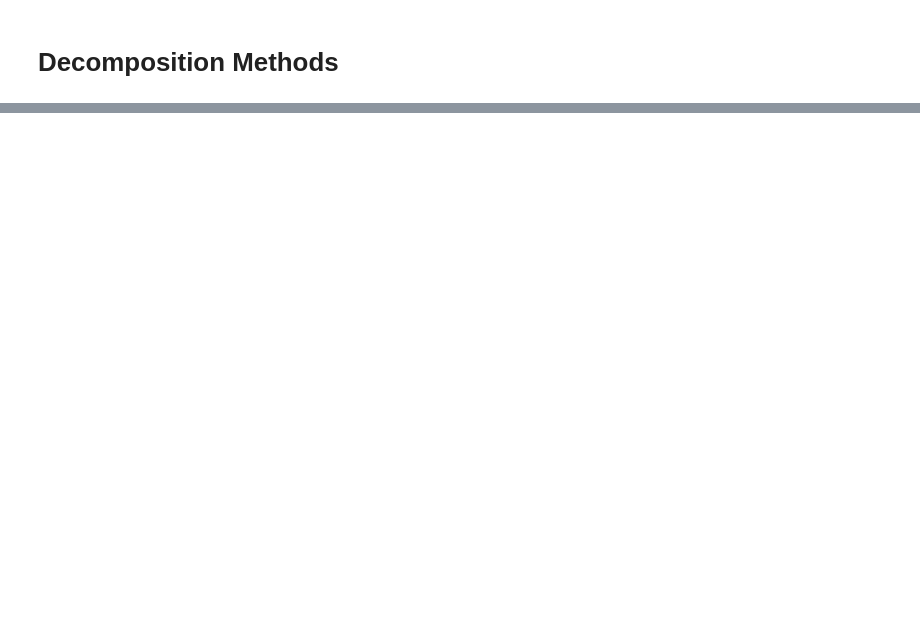
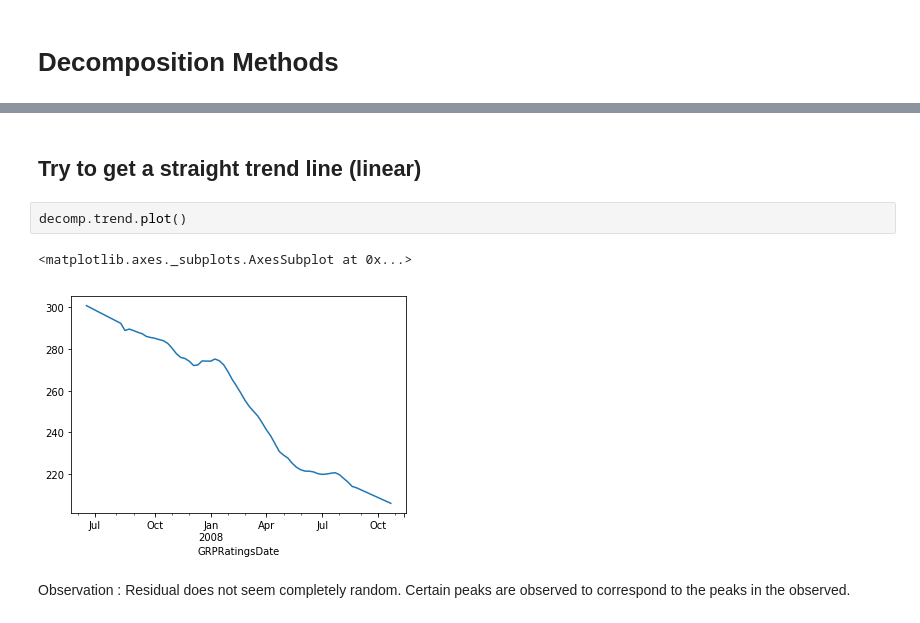
Before and after one commit to lppier/Indian_TV_Time_Series, a Jupyter notebook: Decompositional Methods.ipynb, the cells around one changed output, grey strips where cells are left out. Drawn from its saved outputs; the diff is of its cells as text; blank space fills up the shorter version.

```diff
--- a/Decompositional Methods.ipynb
+++ b/Decompositional Methods.ipynb
@@ -65,0 +95,9 @@ plt.show()
+# %% [markdown]
+## Try to get a straight trend line (linear)
+# %%
+decomp.trend.plot()
+# %% [output]
+<matplotlib.axes._subplots.AxesSubplot at 0x...>
+[figure, added]
+# %% [markdown]
+Observation : Residual does not seem completely random. Certain peaks are observed to correspond to the peaks in the observed.
```
Also changed, not shown: parts of 18 cells of this notebook.
